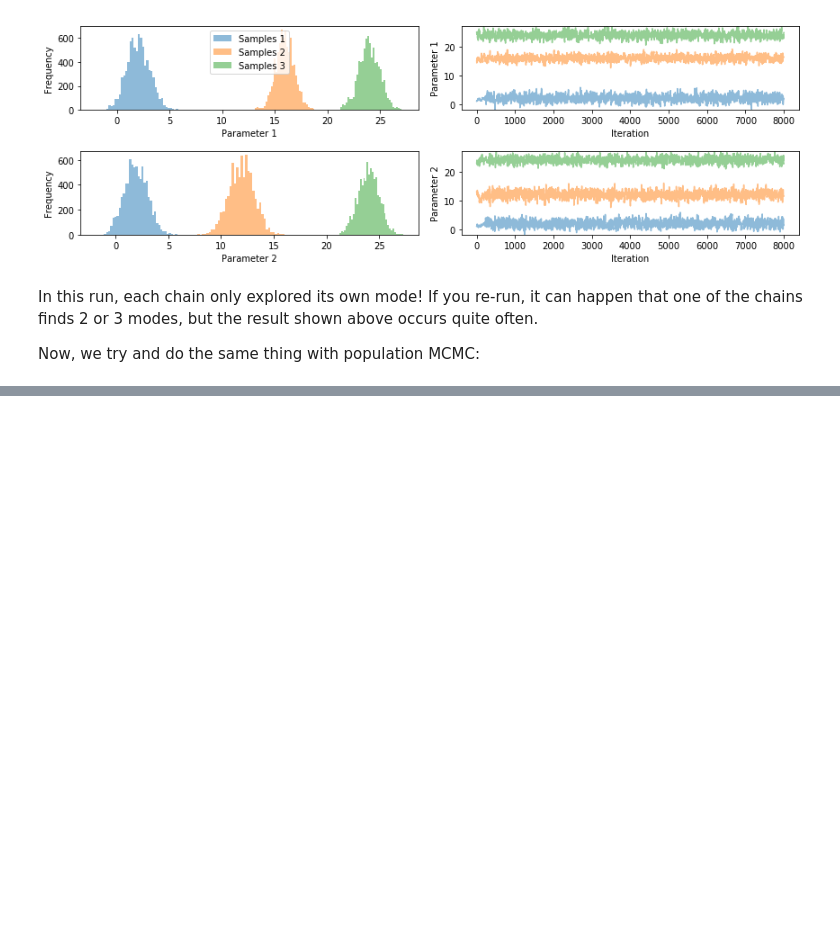
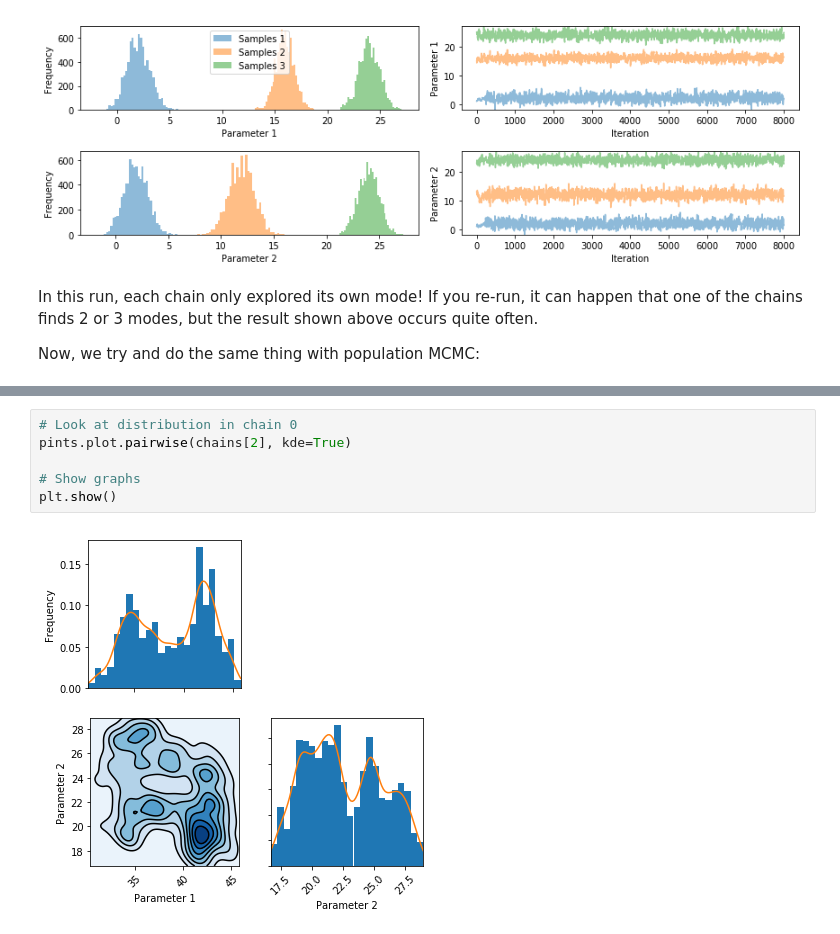
Before and after one commit to pints-team/pints, a Jupyter notebook: examples/sampling-population-mcmc.ipynb, the cells around one changed output, grey strips where cells are left out. Saved outputs shown, nothing was run; the diff lists cells and outputs as text; blank space fills up the shorter version.

```diff
--- a/examples/sampling-population-mcmc.ipynb
+++ b/examples/sampling-population-mcmc.ipynb
@@ -122,0 +128,8 @@ R-hat:
+# %%
+# Look at distribution in chain 0
+pints.plot.pairwise(chains[2], kde=True)
+
+# Show graphs
+plt.show()
+# %% [output]
+[figure, added]
```
Also changed, not shown: parts of 2 cells of this notebook, 1 other file.
